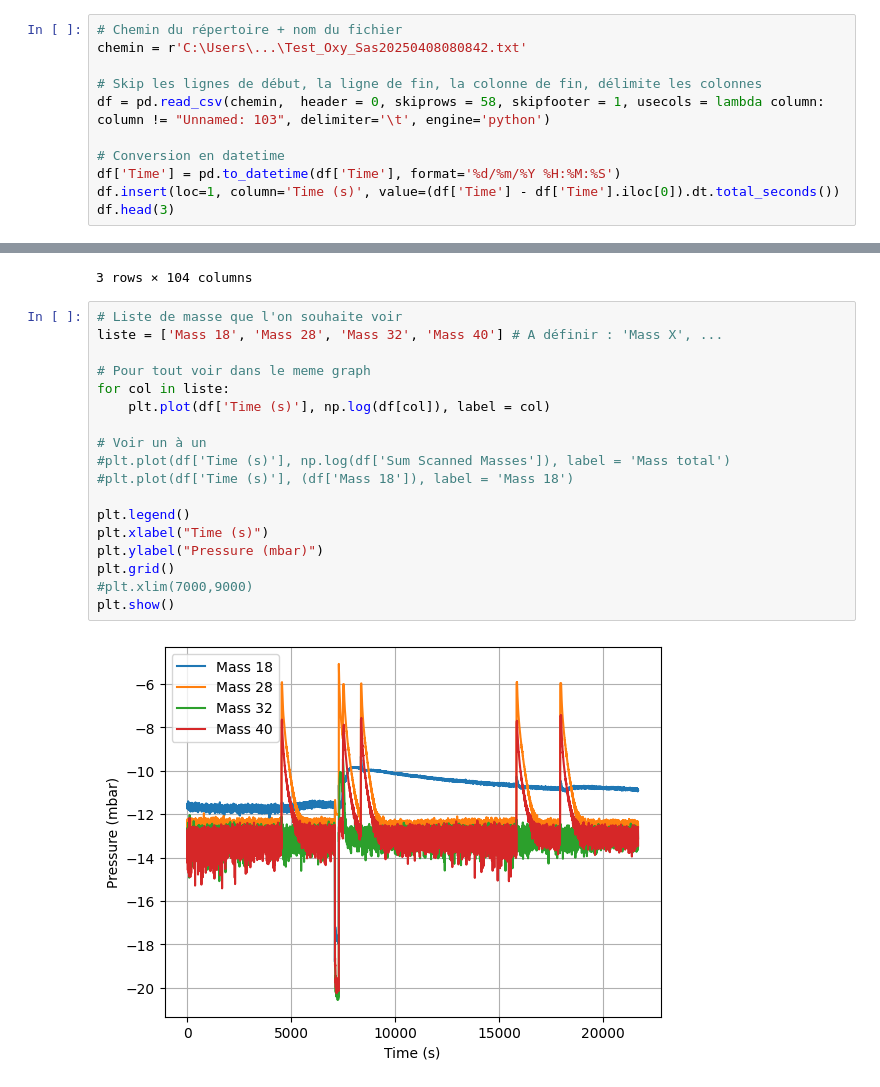
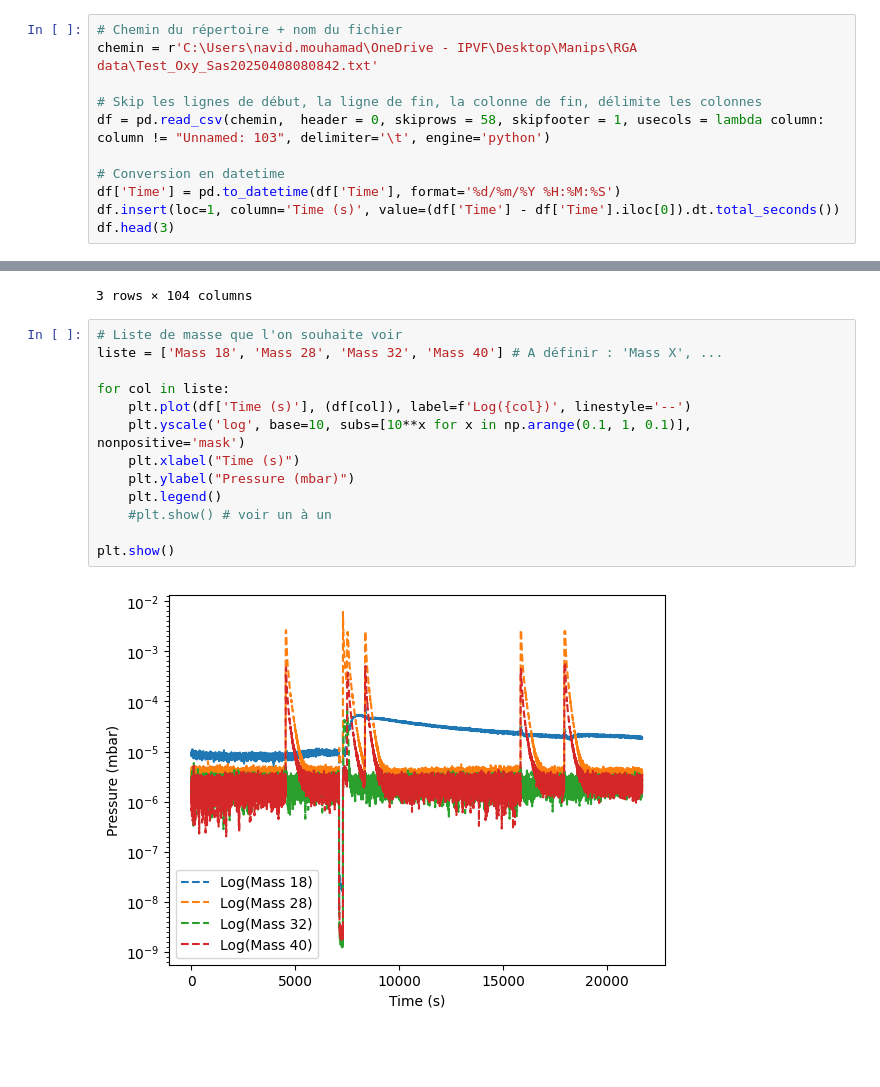
Before and after one commit to Nav9110/RGA_data_management, a Jupyter notebook: [RGA] Data Extraction and Time Conversion.ipynb, the cells around one changed output, grey strips where cells are left out. Cells and saved outputs as stored; diff of their text form; blank space fills up the shorter version.

```diff
--- a/[RGA] Data Extraction and Time Conversion.ipynb
+++ b/[RGA] Data Extraction and Time Conversion.ipynb
@@ -32,6 +31,6 @@ from datetime import datetime
 # %%
 # Chemin du répertoire + nom du fichier
-chemin = r'C:\Users\...\Test_Oxy_Sas20250408080842.txt'
+chemin = r'C:\Users\navid.mouhamad\OneDrive - IPVF\Desktop\Manips\RGA data\Test_Oxy_Sas20250408080842.txt'
 
 # Skip les lignes de début, la ligne de fin, la colonne de fin, délimite les colonnes
 df = pd.read_csv(chemin,  header = 0, skiprows = 58, skipfooter = 1, usecols = lambda column: column != "Unnamed: 103", delimiter='\t', engine='python')
@@ -46,26 +45,21 @@ df.head(3)
 | 1 | 2025-04-08 08:08:43 | 2.0 | 2 | 0.000001 | 0.000003 | 0.000003 | 1.119300e-06 | 0.000001 | 1.177400e-06 | 2.141500e-06 | ... | ... |
 | 2 | 2025-04-08 08:08:45 | 4.0 | 3 | 0.000002 | 0.000002 | 0.000004 | 5.359600e-07 | 0.000002 | 8.003800e-07 | 2.096400e-06 | ... | ... |
 3 rows × 104 columns
-# %%
-# Liste de masse que l'on souhaite voir
-liste = ['Mass 18', 'Mass 28', 'Mass 32', 'Mass 40'] # A définir : 'Mass X', ...
-
-# Pour tout voir dans le meme graph
-for col in liste:
-    plt.plot(df['Time (s)'], np.log(df[col]), label = col)
-
-# Voir un à un
-#plt.plot(df['Time (s)'], np.log(df['Sum Scanned Masses']), label = 'Mass total')
-#plt.plot(df['Time (s)'], (df['Mass 18']), label = 'Mass 18')
-
-plt.legend()
-plt.xlabel("Time (s)")
-plt.ylabel("Pressure (mbar)")
-plt.grid()
-#plt.xlim(7000,9000)
-plt.show()
-# %% [output]
-[figure, removed]
+# %%
+# Liste de masse que l'on souhaite voir
+liste = ['Mass 18', 'Mass 28', 'Mass 32', 'Mass 40'] # A définir : 'Mass X', ...
+
+for col in liste:
+    plt.plot(df['Time (s)'], (df[col]), label=f'Log({col})', linestyle='--')
+    plt.yscale('log', base=10, subs=[10**x for x in np.arange(0.1, 1, 0.1)], nonpositive='mask')
+    plt.xlabel("Time (s)")
+    plt.ylabel("Pressure (mbar)")
+    plt.legend()
+    #plt.show() # voir un à un
+
+plt.show()
+# %% [output]
+[figure, added]
 # %%
 # Sauvegarde dans un dataframe "RGA_treated"
 RGA_treated = pd.DataFrame()
```
Also changed, not shown: parts of 2 cells of this notebook.
